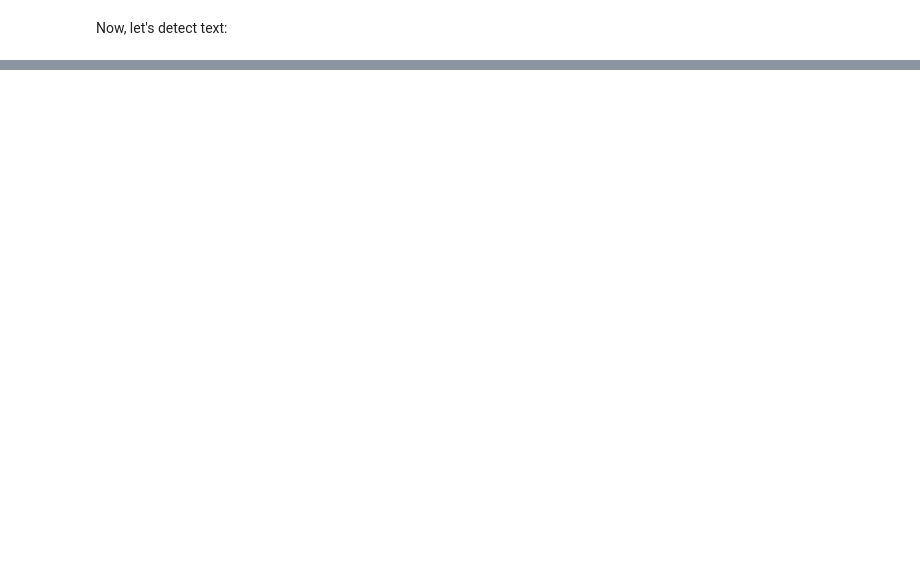
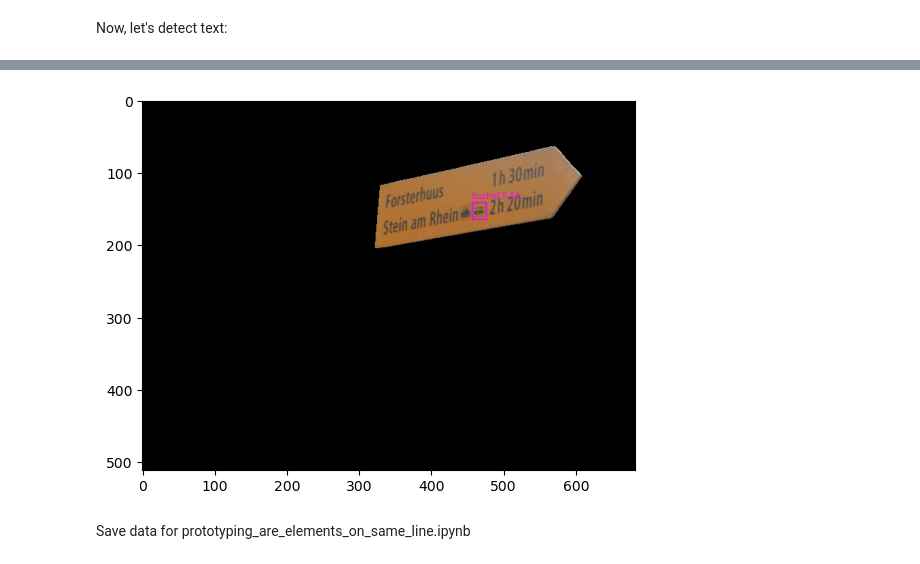
Before and after one commit to emoebel/usol-sign-reader, a Jupyter notebook: notebooks/prototyping_image_reader.ipynb, the cells around one changed output, grey strips where cells are left out. Saved outputs shown, nothing was run; the diff lists cells and outputs as text; code cells hidden in the pictures; blank space fills up the shorter version.

```diff
--- a/notebooks/prototyping_image_reader.ipynb
+++ b/notebooks/prototyping_image_reader.ipynb
@@ -63,0 +78,27 @@ NameError: name 'self' is not defined
+# %%
+import matplotlib.patches as patches
+
+fig, ax = plt.subplots(1,1)
+ax.imshow(img_np_focus)
+
+for box in boxes:
+    x1, y1, x2, y2 = box.xyxy[0]
+    confidence = float(box.conf[0])
+    class_id = int(box.cls[0])
+    label = class_names[class_id]
+
+    # Ajouter une boîte rectangle
+    width, height = x2 - x1, y2 - y1
+    rect = patches.Rectangle((x1, y1), width, height,
+                             linewidth=1, edgecolor='magenta', facecolor='none')
+    ax.add_patch(rect)
+
+    # Ajouter le texte (label + score)
+    text = f"{label} {confidence:.2f}"
+    ax.text(x1, y1 - 5, text,
+        color='magenta',
+        fontsize='xx-small')
+# %% [output]
+[figure, added]
+# %% [markdown]
+Save data for prototyping_are_elements_on_same_line.ipynb
```
Also changed, not shown: parts of 8 cells of this notebook, 4 other files.
